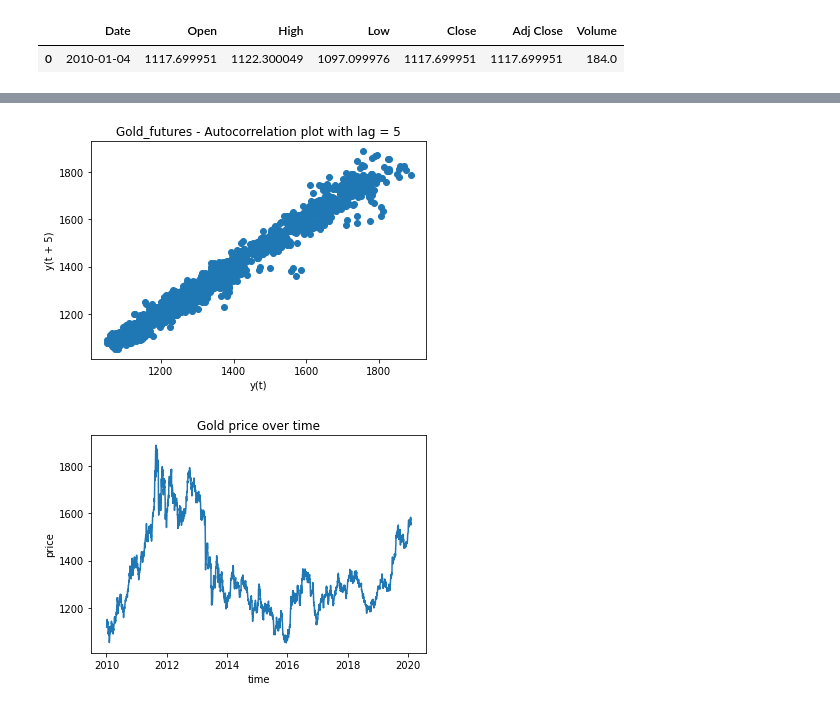
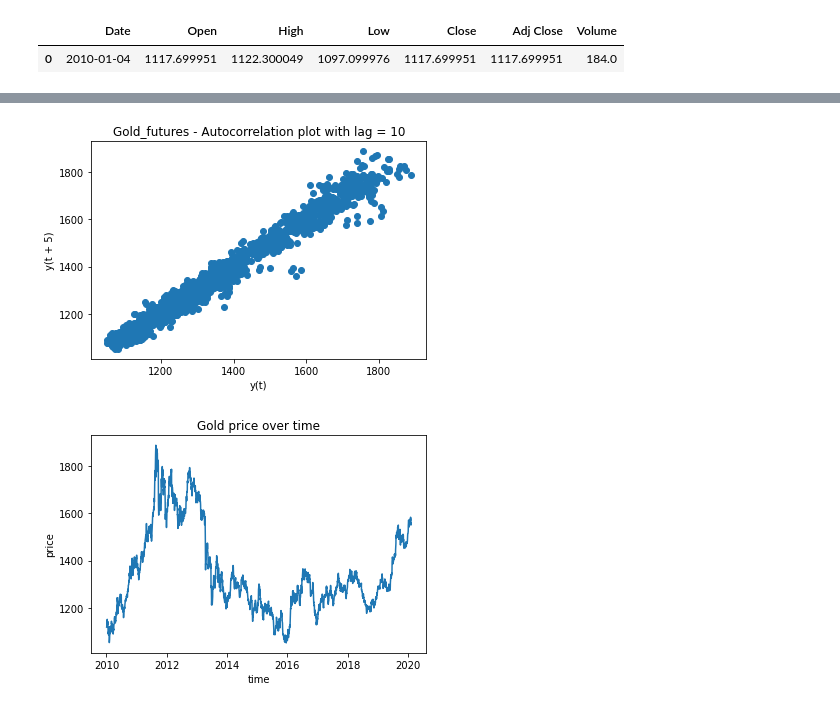
Before and after one commit to JB-DA/Cryptocurrency_Price_Prediction, a Jupyter notebook: drafts/Gold_ARIMA.ipynb, the cells around one changed output, grey strips where cells are left out. Cells and saved outputs as stored; diff of their text form; code cells hidden in the pictures.

```diff
--- a/drafts/Gold_ARIMA.ipynb
+++ b/drafts/Gold_ARIMA.ipynb
@@ -55,10 +55,10 @@ memory usage: 157.4 KB
 # %%
 plt.figure()
 lag_plot(df_g['Close'], lag=5)
-plt.title('Gold_futures - Autocorrelation plot with lag = 5')
+plt.title('Gold_futures - Autocorrelation plot with lag = 10')
 plt.show()
 # %% [output]
-[figure, old version]
+[figure, new version]
 # %%
 plt.plot(df_g["Date"], df_g["Close"])
 # plt.xticks(np.arange(0,2485,100), df1['Date'][0:2485:100])
```
Also changed, not shown: parts of 12 cells of this notebook.
